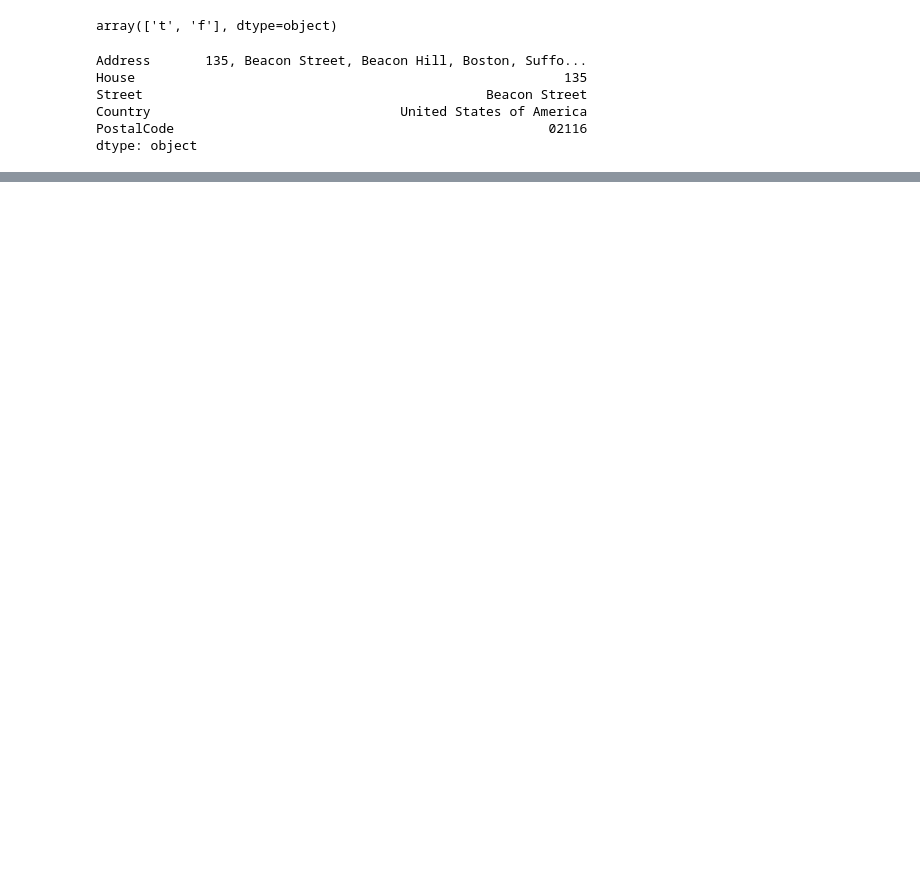
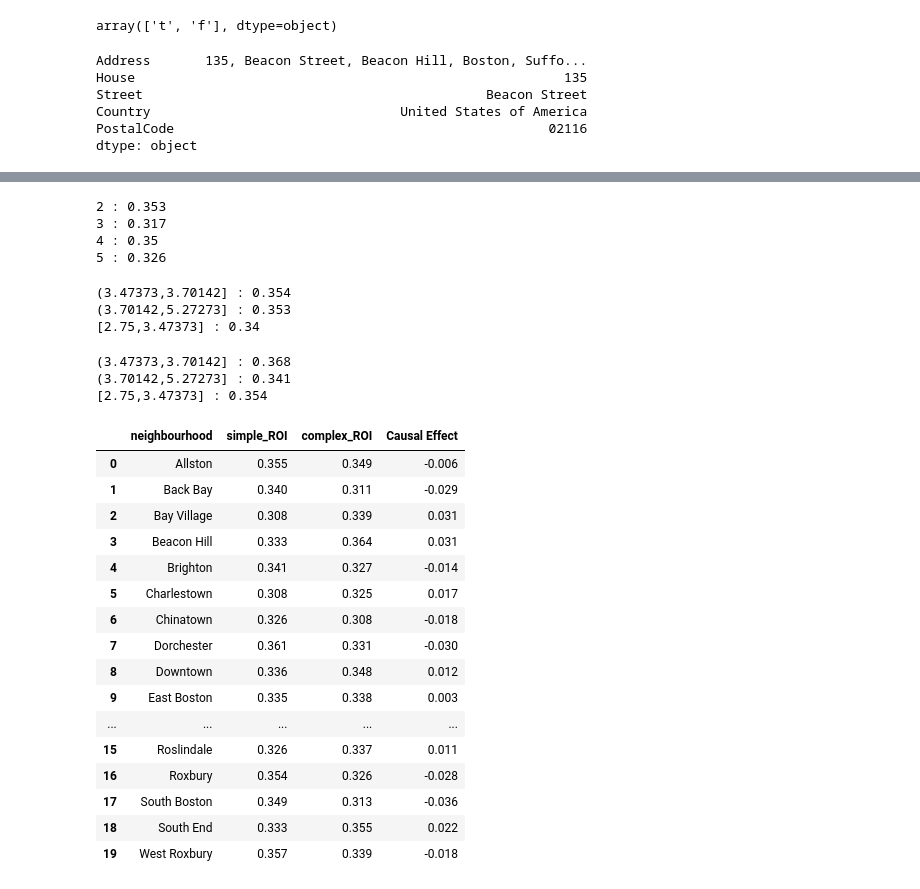
Before and after one commit to abdulrehman1997/Airbnb-analysis-using-causal-inference, a Jupyter notebook: Analysis.ipynb, the cells around one changed output, grey strips where cells are left out. Saved outputs shown, nothing was run; the diff lists cells and outputs as text; code cells hidden in the pictures; blank space fills up the shorter version.

```diff
--- a/Analysis.ipynb
+++ b/Analysis.ipynb
@@ -308,0 +470,5 @@ model_update = bnlearn.parameter_learning.fit(model, data_discrete, verbose=1)
+# %%
+pyro.set_rng_seed(10)
+for i in range(len(labels['transitScore'])):
+    val = UsingDo('transitScore', i)
+    print(labels['transitScore'][i],':',val)
@@ -308,0 +480,72 @@ model_update = bnlearn.parameter_learning.fit(model, data_discrete, verbose=1)
+# %%
+for i in range(len(labels['transitScore'])):
+    val = UsingConditional('transitScore', i)
+    print(labels['transitScore'][i],':',val)
+# %% [output]
+2 : 0.353
+3 : 0.317
+4 : 0.35
+5 : 0.326
+# %%
+pyro.set_rng_seed(10)
+for i in range(len(labels['publicSchoolScores'])):
+    val = UsingDo('publicSchoolScores', i)
+    print(labels['publicSchoolScores'][i],':',val)
+# %% [output]
+(3.47373,3.70142] : 0.354
+(3.70142,5.27273] : 0.353
+[2.75,3.47373] : 0.34
+# %%
+pyro.set_rng_seed(10)
+for i in range(len(labels['publicSchoolScores'])):
+    val = UsingConditional('publicSchoolScores', i)
+    print(labels['publicSchoolScores'][i],':',val)
+# %% [output]
+(3.47373,3.70142] : 0.368
+(3.70142,5.27273] : 0.341
+[2.75,3.47373] : 0.354
+# %%
+pyro.set_rng_seed(10)
+new_df = pd.DataFrame(columns=['neighbourhood', 'simple_ROI','complex_ROI','Causal Effect'])
+for i in range(len(params_neighbourhood)):
+    intervention_model_simple = pyro.do(pyroModel, data={'neighbourhood': torch.tensor(i)})
+    posterior_simple = pyro.infer.Importance(intervention_model_simple, num_samples=5000).run()
+    marginal_simple = EmpiricalMarginal(posterior_simple,"roi")
+    samples_simple = [marginal_simple().item() for _ in range(1000)]
+    unique, counts = np.unique(samples_simple, return_counts=True)
+    roi_neigh1 = counts[1]/sum(counts)
+
+
+    intervention_model_complex = pyro.do(pyroModel, data={'neighbourhood': torch.tensor(i),'amenities_score':torch.tensor(0),\
+                                                        'bikeScore':torch.tensor(1) ,'walkScore':torch.tensor(0) , \
+                                                        'publicSchoolScores':torch.tensor(0), 'transitScore': torch.tensor(0),\
+                                                        'closenessToDowntown': torch.tensor(0), 'bedrooms': torch.tensor(0),\
+                                                        'bathrooms': torch.tensor(0)} )
+    posterior_complex = pyro.infer.Importance(intervention_model_complex, num_samples=5000).run()
+    marginal_complex = EmpiricalMarginal(posterior_complex,"roi")
+    samples_complex = [marginal_complex().item() for _ in range(1000)]
+    unique, counts = np.unique(samples_complex, return_counts=True)
+    roi_neigh2 = counts[1]/sum(counts)
+
+    new_df.loc[i] = [labels['neighbourhood'][i] , roi_neigh1, roi_neigh2, roi_neigh2-roi_neigh1]
+
+
+new_df
+# %% [output]
+|  | neighbourhood | simple_ROI | complex_ROI | Causal Effect |
+| 0 | Allston | 0.355 | 0.349 | -0.006 |
+| 1 | Back Bay | 0.340 | 0.311 | -0.029 |
+| 2 | Bay Village | 0.308 | 0.339 | 0.031 |
+| 3 | Beacon Hill | 0.333 | 0.364 | 0.031 |
+| 4 | Brighton | 0.341 | 0.327 | -0.014 |
+| 5 | Charlestown | 0.308 | 0.325 | 0.017 |
+| 6 | Chinatown | 0.326 | 0.308 | -0.018 |
+| 7 | Dorchester | 0.361 | 0.331 | -0.030 |
+| 8 | Downtown | 0.336 | 0.348 | 0.012 |
+| 9 | East Boston | 0.335 | 0.338 | 0.003 |
+| ... | ... | ... | ... | ... |
+| 15 | Roslindale | 0.326 | 0.337 | 0.011 |
+| 16 | Roxbury | 0.354 | 0.326 | -0.028 |
+| 17 | South Boston | 0.349 | 0.313 | -0.036 |
+| 18 | South End | 0.333 | 0.355 | 0.022 |
+| 19 | West Roxbury | 0.357 | 0.339 | -0.018 |
```
Also changed, not shown: parts of 34 cells of this notebook.
